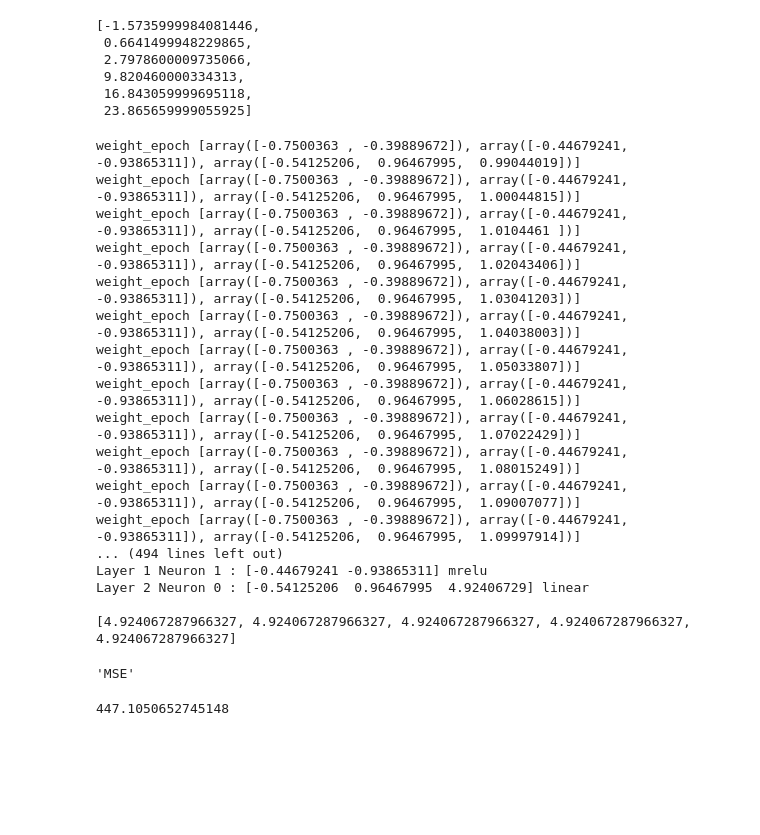
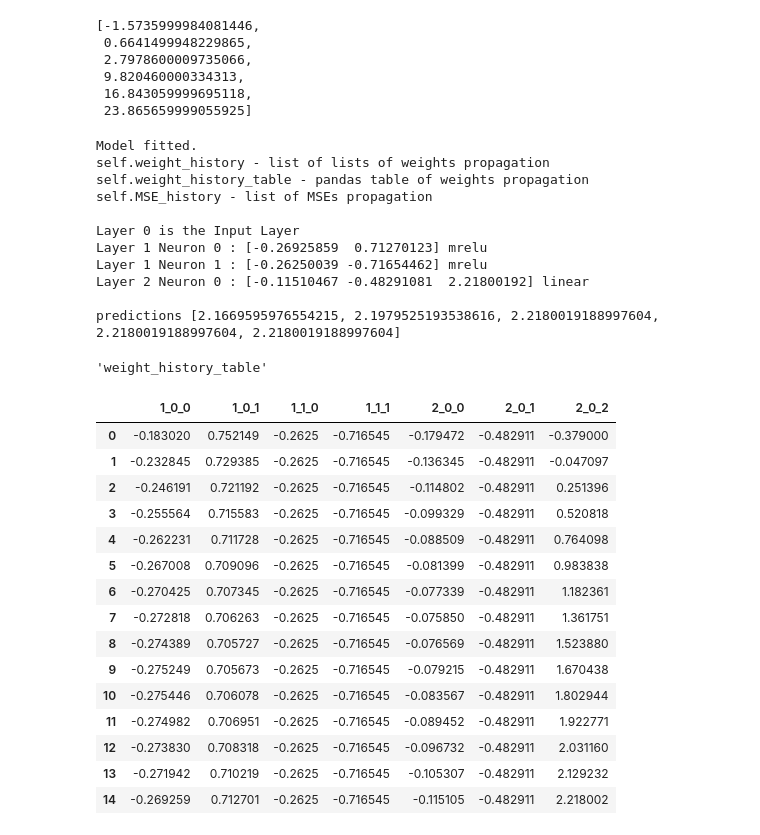
Before and after one commit to vladgap/Various, a Jupyter notebook: MLN-011221_Regres_class.ipynb, the cells around one changed output. Drawn from its saved outputs; the diff is of its cells as text; code cells hidden in the pictures; blank space fills up the shorter version.

```diff
--- a/MLN-011221_Regres_class.ipynb
+++ b/MLN-011221_Regres_class.ipynb
@@ -1011,36 +1007,46 @@ Layer 2 Neuron 0 : [-1.4006483   3.53265433  1.20735999] linear
  16.843059999695118,
  23.865659999055925]
 # %%
-reg2=Regres(layers=[1,2,1], eta=0.0001)
+reg2=Regres(layers=[1,2,1], eta=0.01)
 X=[[1],[2],[3],[4],[5]]
-y=[1.,4.,9.,16.,25.]
-# reg2.printWeights()
-
-reg2.set_hidden_activ('mrelu', param=0.1)
-reg2.fit(X,y,epochs=500)
+# y=[1,4,9,16,25]
+y=[1,2,3,4,5]
+reg2.set_hidden_activ('mrelu', param=0.01)
+reg2.fit(X,y,epochs=15)
 reg2.printWeights()
 pred=reg2.predict(X)
-print (pred)
-print()
-# display ('weight_history',reg2.weight_history)
-display ('MSE',np.array(reg2.MSE_history).min())
+print ('predictions',pred)
+display ('weight_history_table',reg2.weight_history_table)
+# display ('MSE',reg2.MSE_history)
+
+fig=px.line(y=reg2.MSE_history)
+fig.show()
 # %% [output]
-weight_epoch [array([-0.7500363 , -0.39889672]), array([-0.44679241, -0.93865311]), array([-0.54125206,  0.96467995,  0.99044019])]
-weight_epoch [array([-0.7500363 , -0.39889672]), array([-0.44679241, -0.93865311]), array([-0.54125206,  0.96467995,  1.00044815])]
-weight_epoch [array([-0.7500363 , -0.39889672]), array([-0.44679241, -0.93865311]), array([-0.54125206,  0.96467995,  1.0104461 ])]
-weight_epoch [array([-0.7500363 , -0.39889672]), array([-0.44679241, -0.93865311]), array([-0.54125206,  0.96467995,  1.02043406])]
-weight_epoch [array([-0.7500363 , -0.39889672]), array([-0.44679241, -0.93865311]), array([-0.54125206,  0.96467995,  1.03041203])]
-weight_epoch [array([-0.7500363 , -0.39889672]), array([-0.44679241, -0.93865311]), array([-0.54125206,  0.96467995,  1.04038003])]
-weight_epoch [array([-0.7500363 , -0.39889672]), array([-0.44679241, -0.93865311]), array([-0.54125206,  0.96467995,  1.05033807])]
-weight_epoch [array([-0.7500363 , -0.39889672]), array([-0.44679241, -0.93865311]), array([-0.54125206,  0.96467995,  1.06028615])]
-weight_epoch [array([-0.7500363 , -0.39889672]), array([-0.44679241, -0.93865311]), array([-0.54125206,  0.96467995,  1.07022429])]
-weight_epoch [array([-0.7500363 , -0.39889672]), array([-0.44679241, -0.93865311]), array([-0.54125206,  0.96467995,  1.08015249])]
-weight_epoch [array([-0.7500363 , -0.39889672]), array([-0.44679241, -0.93865311]), array([-0.54125206,  0.96467995,  1.09007077])]
-weight_epoch [array([-0.7500363 , -0.39889672]), array([-0.44679241, -0.93865311]), array([-0.54125206,  0.96467995,  1.09997914])]
-... (494 lines left out)
-Layer 1 Neuron 1 : [-0.44679241 -0.93865311] mrelu
-Layer 2 Neuron 0 : [-0.54125206  0.96467995  4.92406729] linear
+Model fitted.
+self.weight_history - list of lists of weights propagation
+self.weight_history_table - pandas table of weights propagation
+self.MSE_history - list of MSEs propagation
 
-[4.924067287966327, 4.924067287966327, 4.924067287966327, 4.924067287966327, 4.924067287966327]
+Layer 0 is the Input Layer
+Layer 1 Neuron 0 : [-0.26925859  0.71270123] mrelu
+Layer 1 Neuron 1 : [-0.26250039 -0.71654462] mrelu
+Layer 2 Neuron 0 : [-0.11510467 -0.48291081  2.21800192] linear
+
+predictions [2.1669595976554215, 2.1979525193538616, 2.2180019188997604, 2.2180019188997604, 2.2180019188997604]
-'MSE'
+'weight_history_table'
-447.1050652745148
+|  | 1_0_0 | 1_0_1 | 1_1_0 | 1_1_1 | 2_0_0 | 2_0_1 | 2_0_2 |
+| 0 | -0.183020 | 0.752149 | -0.2625 | -0.716545 | -0.179472 | -0.482911 | -0.379000 |
+| 1 | -0.232845 | 0.729385 | -0.2625 | -0.716545 | -0.136345 | -0.482911 | -0.047097 |
+| 2 | -0.246191 | 0.721192 | -0.2625 | -0.716545 | -0.114802 | -0.482911 | 0.251396 |
+| 3 | -0.255564 | 0.715583 | -0.2625 | -0.716545 | -0.099329 | -0.482911 | 0.520818 |
+| 4 | -0.262231 | 0.711728 | -0.2625 | -0.716545 | -0.088509 | -0.482911 | 0.764098 |
+| 5 | -0.267008 | 0.709096 | -0.2625 | -0.716545 | -0.081399 | -0.482911 | 0.983838 |
+| 6 | -0.270425 | 0.707345 | -0.2625 | -0.716545 | -0.077339 | -0.482911 | 1.182361 |
+| 7 | -0.272818 | 0.706263 | -0.2625 | -0.716545 | -0.075850 | -0.482911 | 1.361751 |
+| 8 | -0.274389 | 0.705727 | -0.2625 | -0.716545 | -0.076569 | -0.482911 | 1.523880 |
+| 9 | -0.275249 | 0.705673 | -0.2625 | -0.716545 | -0.079215 | -0.482911 | 1.670438 |
+| 10 | -0.275446 | 0.706078 | -0.2625 | -0.716545 | -0.083567 | -0.482911 | 1.802944 |
+| 11 | -0.274982 | 0.706951 | -0.2625 | -0.716545 | -0.089452 | -0.482911 | 1.922771 |
+| 12 | -0.273830 | 0.708318 | -0.2625 | -0.716545 | -0.096732 | -0.482911 | 2.031160 |
+| 13 | -0.271942 | 0.710219 | -0.2625 | -0.716545 | -0.105307 | -0.482911 | 2.129232 |
+| 14 | -0.269259 | 0.712701 | -0.2625 | -0.716545 | -0.115105 | -0.482911 | 2.218002 |
```
Also changed, not shown: parts of 4 cells of this notebook.
